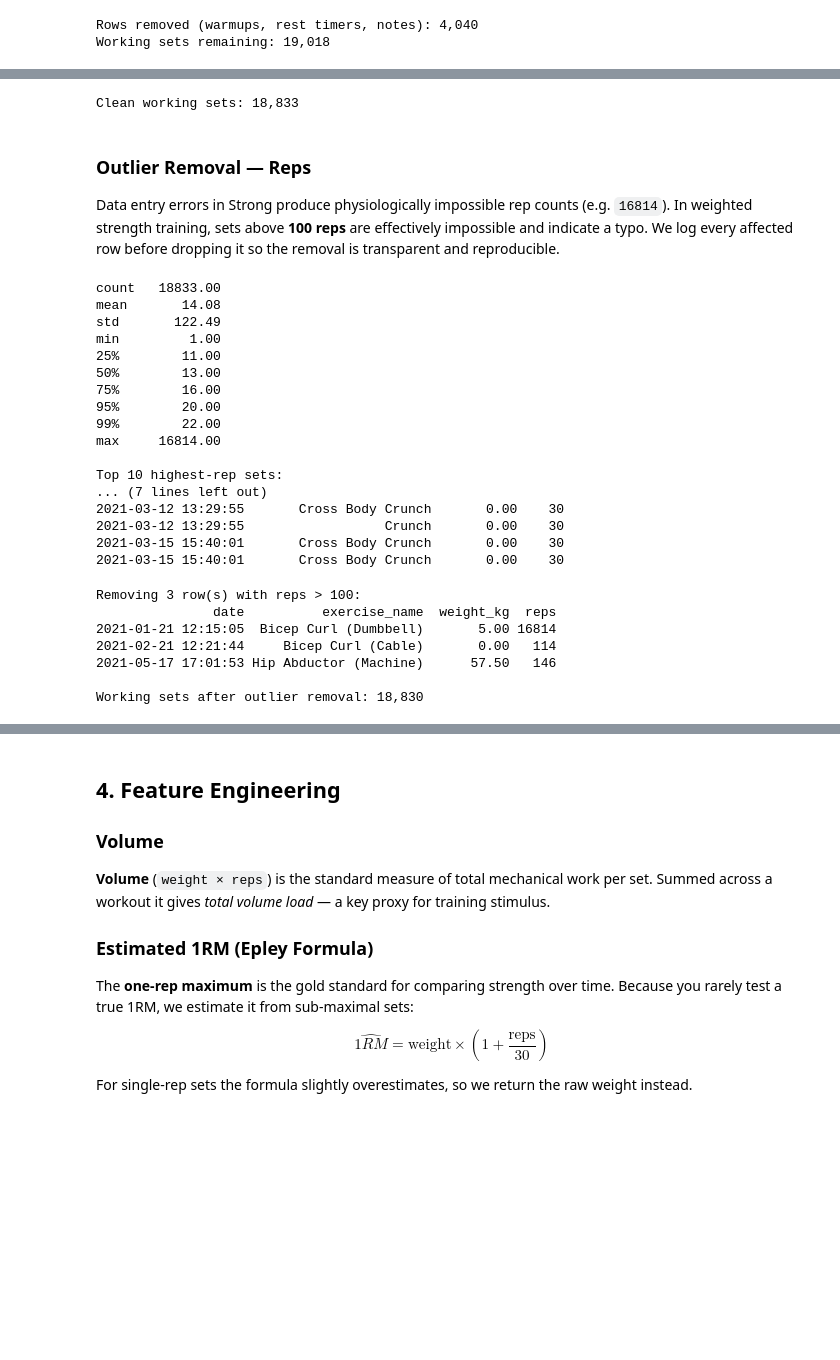
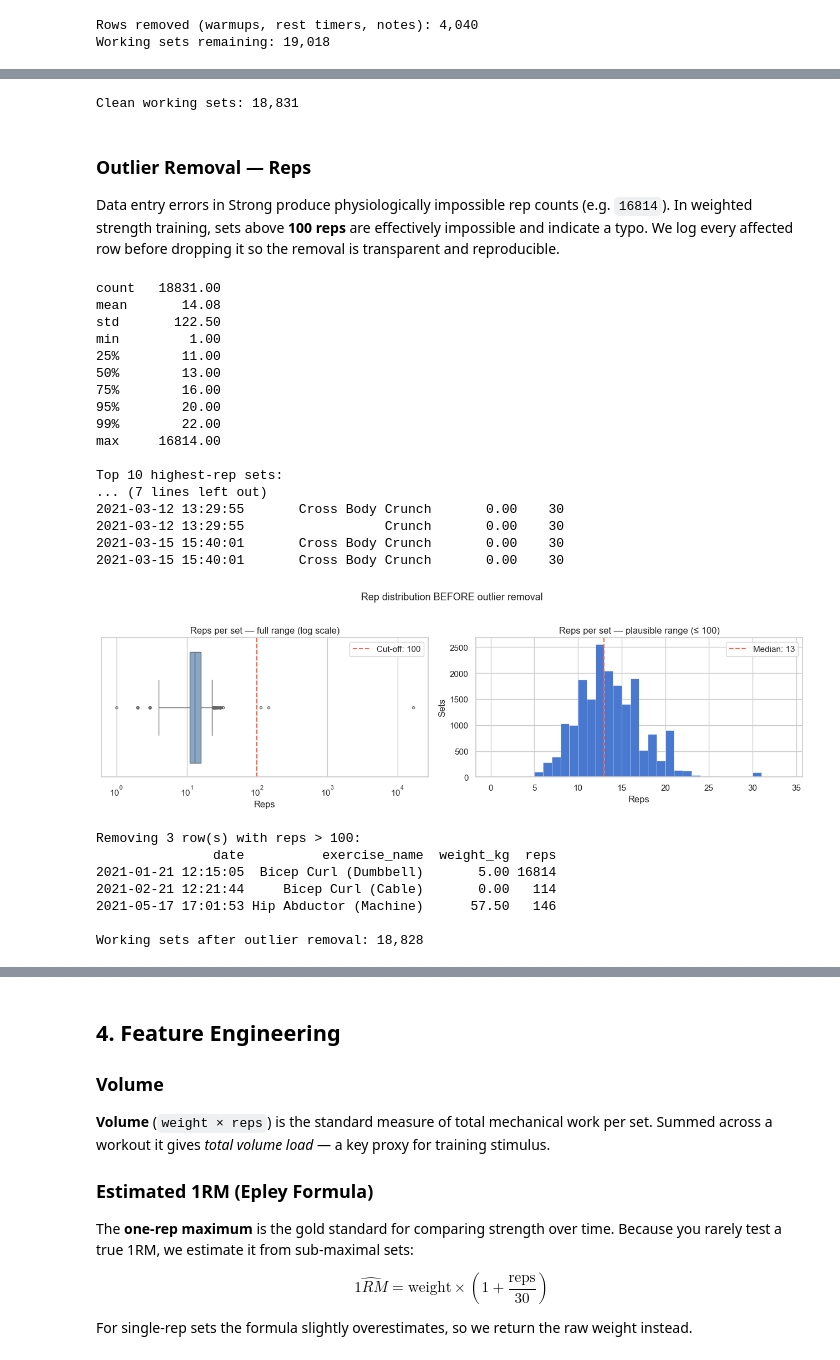
Before and after one commit to PaulH322/FitnessData, a Jupyter notebook: notebooks/01_cleaning.ipynb, the cells around one changed output, grey strips where cells are left out. Drawn from its saved outputs; the diff is of its cells as text; code cells hidden in the pictures; blank space fills up the shorter version.

Commit message:
clean up

```diff
--- a/notebooks/01_cleaning.ipynb
+++ b/notebooks/01_cleaning.ipynb
@@ -21,11 +59,14 @@
 # %%
 from pathlib import Path
 
+import matplotlib.pyplot as plt
 import numpy as np
 import pandas as pd
+import seaborn as sns
 
 pd.set_option("display.max_columns", None)
 pd.set_option("display.float_format", "{:.2f}".format)
+sns.set_theme(style="whitegrid", palette="muted")
 # %%
 # Resolve raw file — look in data/raw first, fall back to project root
 _candidates = [
@@ -204,3 +293,18 @@ print(f"Working sets remaining: {len(df_sets):,}")
 # %% [output]
 Rows removed (warmups, rest timers, notes): 4,040
 Working sets remaining: 19,018
+# %%
+# Now that only real working sets remain: was any set logged twice within the same workout?
+dup_sets = df_sets.duplicated()
+print(f"Duplicate working sets: {dup_sets.sum()}")
+
+if dup_sets.any():
+    print("\nAffected rows (every copy shown):")
+    print(
+        df_sets[df_sets.duplicated(keep=False)]
+        [["workout_id", "date", "exercise_name", "set_order", "weight_kg", "reps"]]
+        .to_string(index=False)
+    )
+
+df_sets = df_sets.drop_duplicates().copy()
+print(f"\nWorking sets after duplicate removal: {len(df_sets):,}")
@@ -244,7 +359,7 @@ assert (df_sets["reps"] > 0).all(), "Zero or negative rep values found"
 
 print(f"Clean working sets: {len(df_sets):,}")
 # %% [output]
-Clean working sets: 18,833
+Clean working sets: 18,831
 # %% [markdown]
 ### Outlier Removal — Reps
 
@@ -258,9 +373,9 @@ print()
 print("Top 10 highest-rep sets:")
 print(df_sets.nlargest(10, "reps")[["date", "exercise_name", "weight_kg", "reps"]].to_string(index=False))
 # %% [output]
-count   18833.00
+count   18831.00
 mean       14.08
-std       122.49
+std       122.50
 min         1.00
 25%        11.00
 50%        13.00
@@ -275,9 +390,32 @@ Top 10 highest-rep sets:
 2021-03-12 13:29:55                  Crunch       0.00    30
 2021-03-15 15:40:01       Cross Body Crunch       0.00    30
 2021-03-15 15:40:01       Cross Body Crunch       0.00    30
+# %%
+# Physiological ceiling: beyond ~100 reps a "set" is a typo, not a set.
+MAX_REPS = 100
+
+reps_all = df_sets["reps"].astype(float)
+
+fig, axes = plt.subplots(1, 2, figsize=(13, 4))
+
+sns.boxplot(x=reps_all, ax=axes[0], color="#7fa8d1", fliersize=3)
+axes[0].axvline(MAX_REPS, color="tomato", ls="--", lw=1.5, label=f"Cut-off: {MAX_REPS}")
+axes[0].set(title="Reps per set — full range (log scale)", xlabel="Reps", xscale="log")
+axes[0].legend()
+
+plausible = reps_all[reps_all <= MAX_REPS]
+axes[1].hist(plausible, bins=range(0, int(plausible.max()) + 2), edgecolor="white", linewidth=0.4)
+axes[1].axvline(plausible.median(), color="tomato", ls="--", lw=1.5,
+                label=f"Median: {plausible.median():.0f}")
+axes[1].set(title=f"Reps per set — plausible range (≤ {MAX_REPS})", xlabel="Reps", ylabel="Sets")
+axes[1].legend()
+
+plt.suptitle("Rep distribution BEFORE outlier removal", y=1.02, fontsize=13)
+plt.tight_layout()
+plt.show()
+# %% [output]
+[figure, added]
 # %%
-MAX_REPS = 100  # physiological ceiling for weighted strength training sets
-
 outliers = df_sets[df_sets["reps"] > MAX_REPS]
 if len(outliers) > 0:
     print(f"Removing {len(outliers)} row(s) with reps > {MAX_REPS}:")
@@ -294,4 +432,4 @@ Removing 3 row(s) with reps > 100:
 2021-02-21 12:21:44     Bicep Curl (Cable)       0.00   114
 2021-05-17 17:01:53 Hip Abductor (Machine)      57.50   146
 
-Working sets after outlier removal: 18,830
+Working sets after outlier removal: 18,828
```
Also changed, not shown: parts of 24 cells of this notebook, 11 other files.
